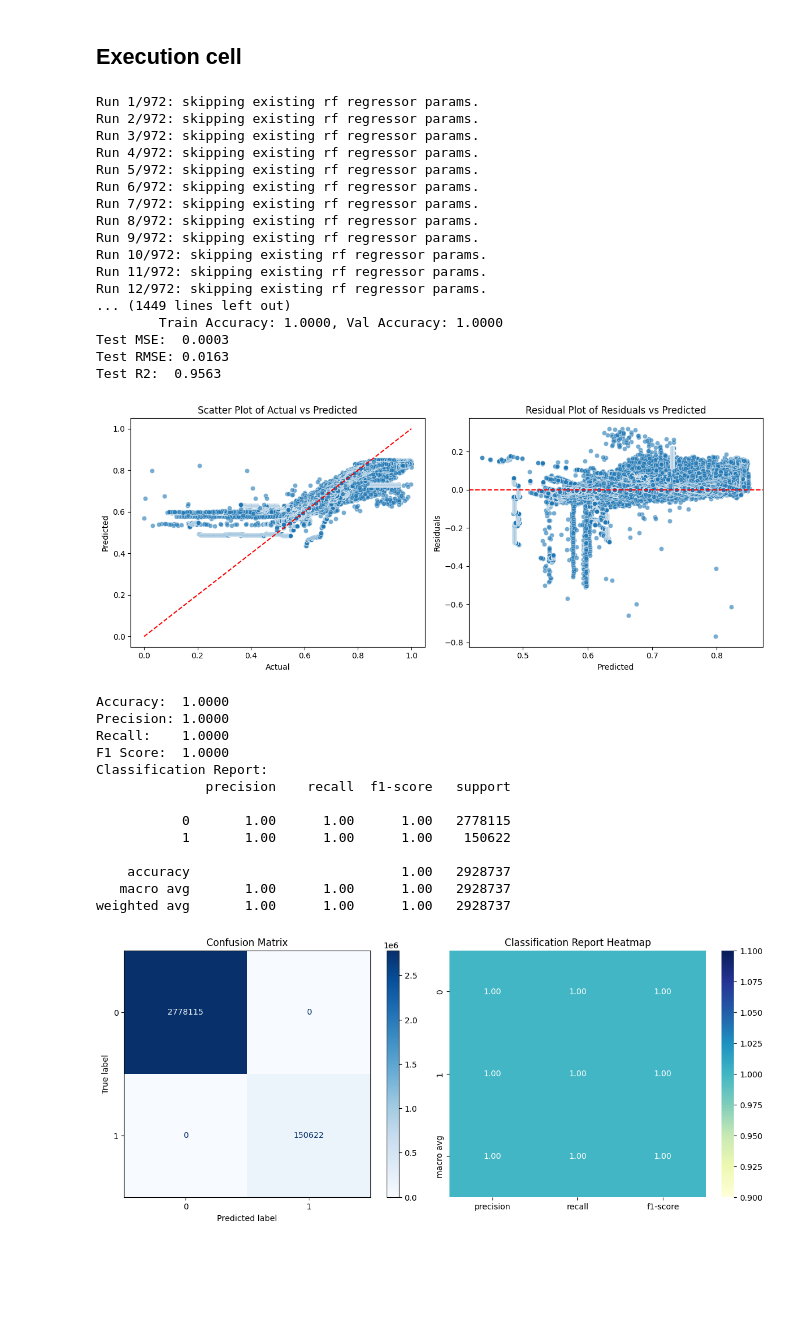
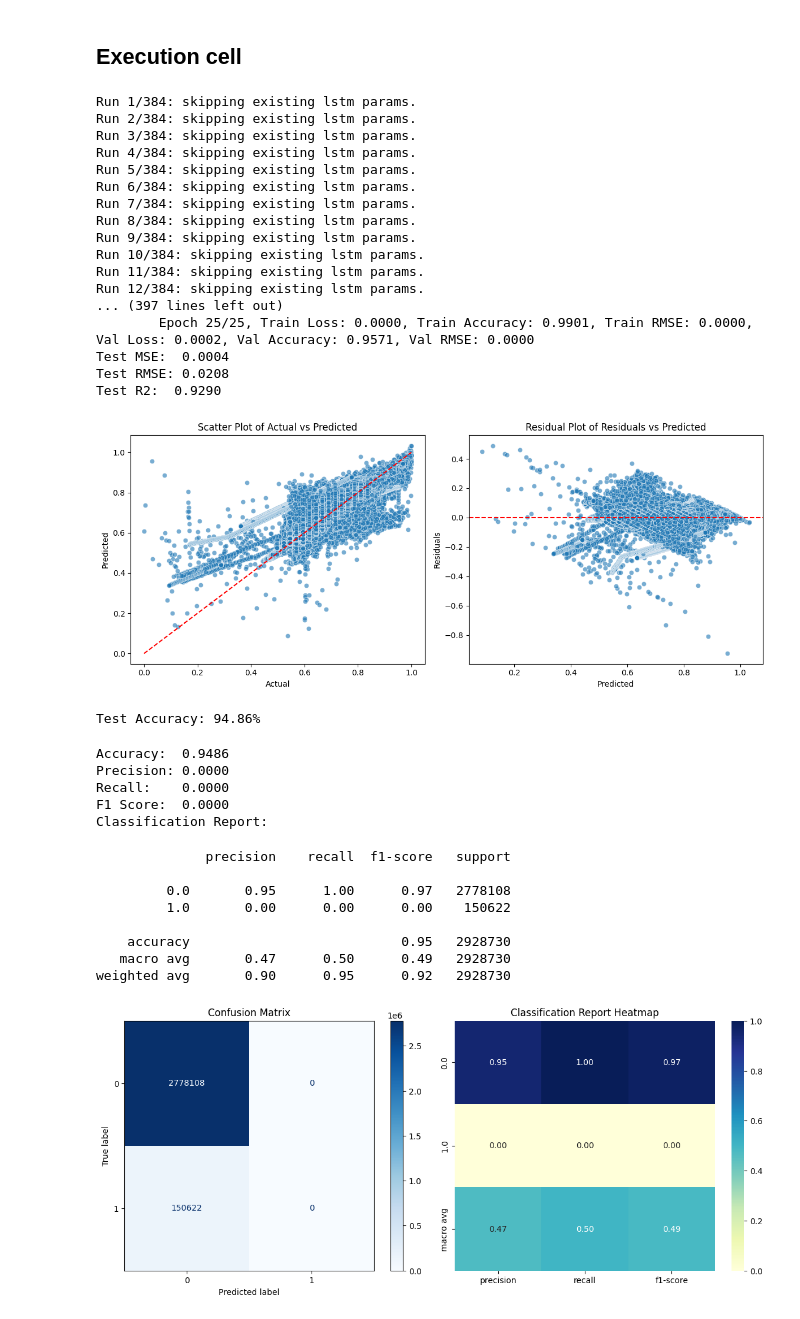
Before and after one commit to honghan-wong/study-model, a Jupyter notebook: main2.ipynb, the cells around one changed output. Cells and saved outputs as stored; diff of their text form; code cells hidden in the pictures; blank space fills up the shorter version.

```diff
--- a/main2.ipynb
+++ b/main2.ipynb
@@ -366,8 +282,8 @@ def append_result_to_csv(filename, result_dict):
             writer.writeheader()
         writer.writerow(result_dict)
 
-def append_test_results_to_csv(filename, model_name, test_accuracy = None, test_rmse = None):
-    filepath = f"{filename}.csv"
+def append_test_results_to_csv(model_name, test_accuracy = None, test_rmse = None):
+    filepath = f"model_test_result.csv"
     fieldnames = ['model_name', 'test_accuracy', 'test_rmse']
     file_exists = os.path.isfile(filepath)
 
@@ -1915,41 +1831,42 @@ def search_best_models(models_to_search):
             continue
 # %%
 # Main run function
-search_best_models(['baseline', 'lstm', 'rf', 'hybrid'])
-# search_best_models(['rf'])
+# search_best_models(['baseline', 'lstm', 'rf', 'hybrid'])
+search_best_models(['lstm'])
 # %% [output]
-Run 1/972: skipping existing rf regressor params.
-Run 2/972: skipping existing rf regressor params.
-Run 3/972: skipping existing rf regressor params.
-Run 4/972: skipping existing rf regressor params.
-Run 5/972: skipping existing rf regressor params.
-Run 6/972: skipping existing rf regressor params.
-Run 7/972: skipping existing rf regressor params.
-Run 8/972: skipping existing rf regressor params.
-Run 9/972: skipping existing rf regressor params.
-Run 10/972: skipping existing rf regressor params.
-Run 11/972: skipping existing rf regressor params.
-Run 12/972: skipping existing rf regressor params.
-... (1449 lines left out)
-        Train Accuracy: 1.0000, Val Accuracy: 1.0000
-Test MSE:  0.0003
-Test RMSE: 0.0163
-Test R2:  0.9563
+Run 1/384: skipping existing lstm params.
+Run 2/384: skipping existing lstm params.
+Run 3/384: skipping existing lstm params.
+Run 4/384: skipping existing lstm params.
+Run 5/384: skipping existing lstm params.
+Run 6/384: skipping existing lstm params.
+Run 7/384: skipping existing lstm params.
+Run 8/384: skipping existing lstm params.
+Run 9/384: skipping existing lstm params.
+Run 10/384: skipping existing lstm params.
+Run 11/384: skipping existing lstm params.
+Run 12/384: skipping existing lstm params.
+... (397 lines left out)
+        Epoch 25/25, Train Loss: 0.0000, Train Accuracy: 0.9901, Train RMSE: 0.0000, Val Loss: 0.0002, Val Accuracy: 0.9571, Val RMSE: 0.0000
+Test MSE:  0.0004
+Test RMSE: 0.0208
+Test R2:  0.9290
-[figure, old version]
+[figure, new version]
-Accuracy:  1.0000
-Precision: 1.0000
-Recall:    1.0000
-F1 Score:  1.0000
-Classification Report:
-              precision    recall  f1-score   support
-
-           0       1.00      1.00      1.00   2778115
-           1       1.00      1.00      1.00    150622
-
-    accuracy                           1.00   2928737
-   macro avg       1.00      1.00      1.00   2928737
-weighted avg       1.00      1.00      1.00   2928737
+Test Accuracy: 94.86%
+Accuracy:  0.9486
+Precision: 0.0000
+Recall:    0.0000
+F1 Score:  0.0000
+Classification Report:
+              precision    recall  f1-score   support
+
+         0.0       0.95      1.00      0.97   2778108
+         1.0       0.00      0.00      0.00    150622
+
+    accuracy                           0.95   2928730
+   macro avg       0.47      0.50      0.49   2928730
+weighted avg       0.90      0.95      0.92   2928730
-[figure, old version]
+[figure, new version]
 # %%
 # --- For Accuracy Plot ---
 classifier_models = {
```
Also changed, not shown: parts of 7 cells of this notebook.
